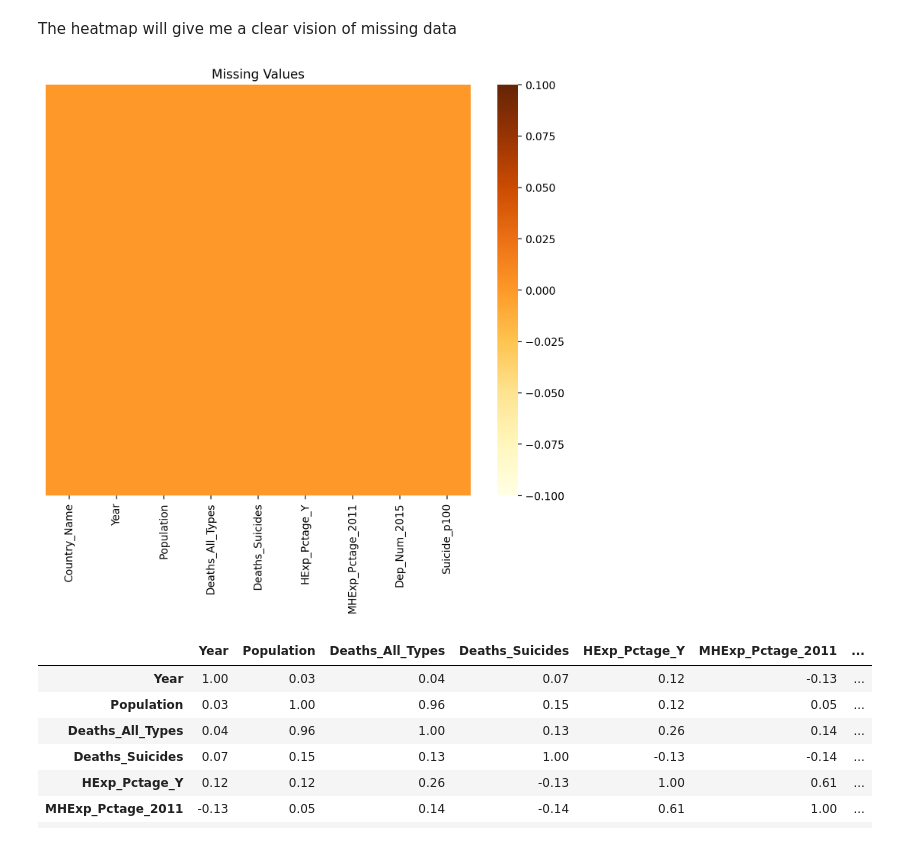
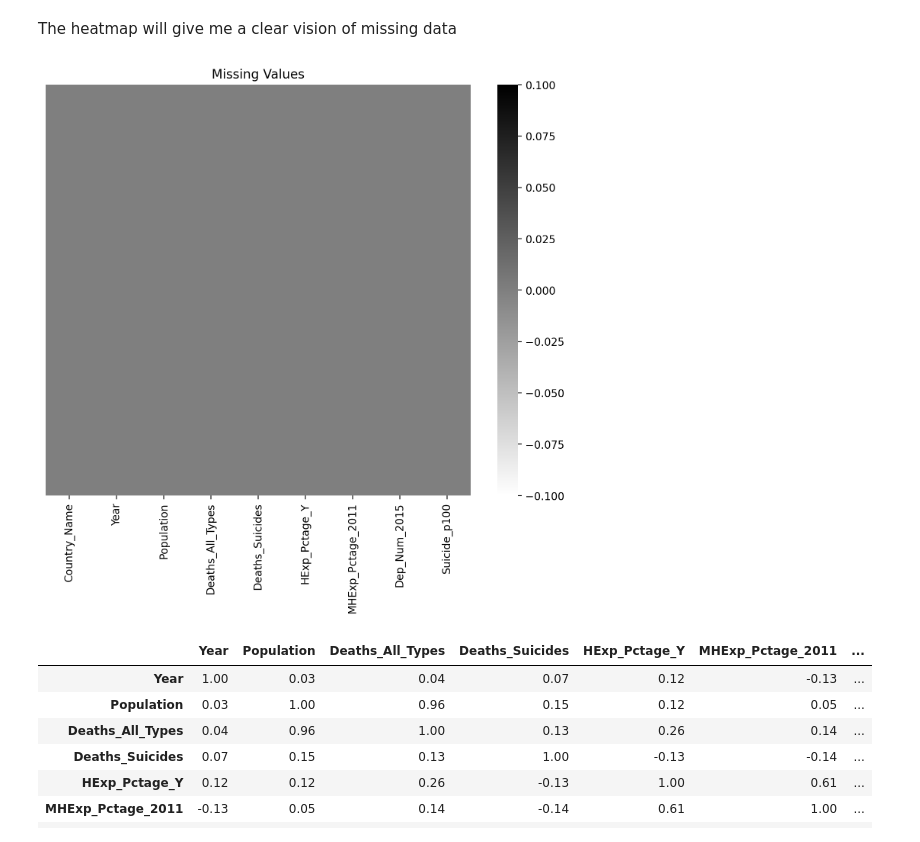
Before and after one commit to erickbezerra/VScode, a Jupyter notebook: Projects/DBexploring/WHO_MHE/WHO_MHExp_and_Deaths.ipynb, the cells around one changed output. Saved outputs shown, nothing was run; the diff lists cells and outputs as text; code cells hidden in the pictures.

```diff
--- a/Projects/DBexploring/WHO_MHE/WHO_MHExp_and_Deaths.ipynb
+++ b/Projects/DBexploring/WHO_MHE/WHO_MHExp_and_Deaths.ipynb
@@ -137,10 +137,10 @@ dtype: float64
 The heatmap will give me a clear vision of missing data
 # %%
 # Visualising the missing values in the dataframe
-sns.heatmap(df.isnull() , yticklabels = False, cmap='YlOrBr');
+sns.heatmap(df.isnull() , yticklabels = False, cmap='gist_yarg'); #YlOrBr
 plt.title('Missing Values');
 # %% [output]
-[figure, old version]
+[figure, new version]
 # %%
 # Check correlation
 df.corr().round(2)
```
Also changed, not shown: parts of 3 cells of this notebook.
